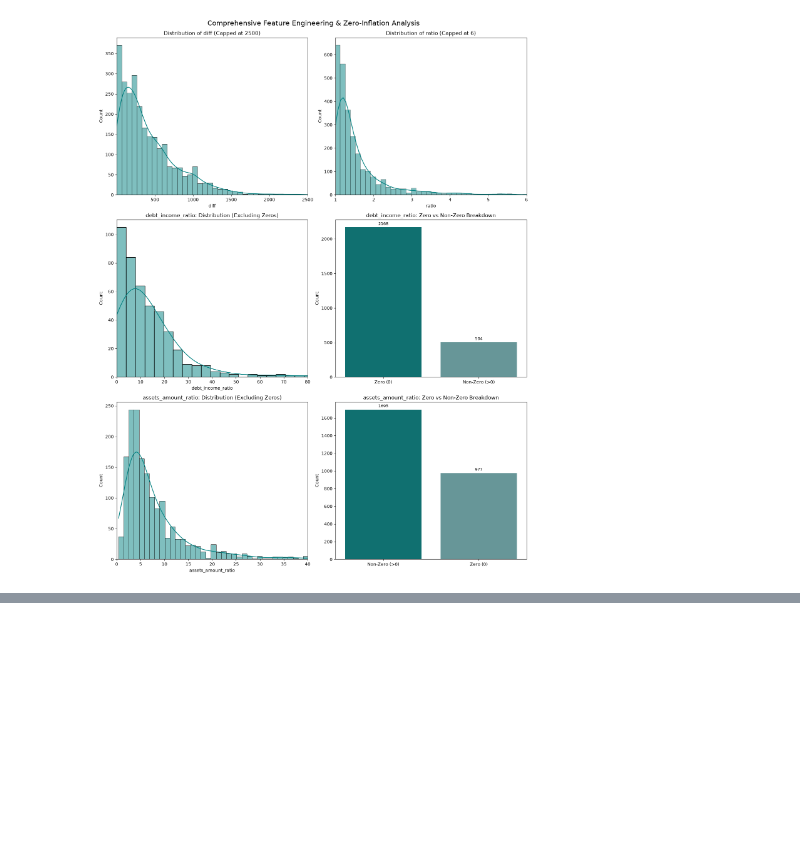
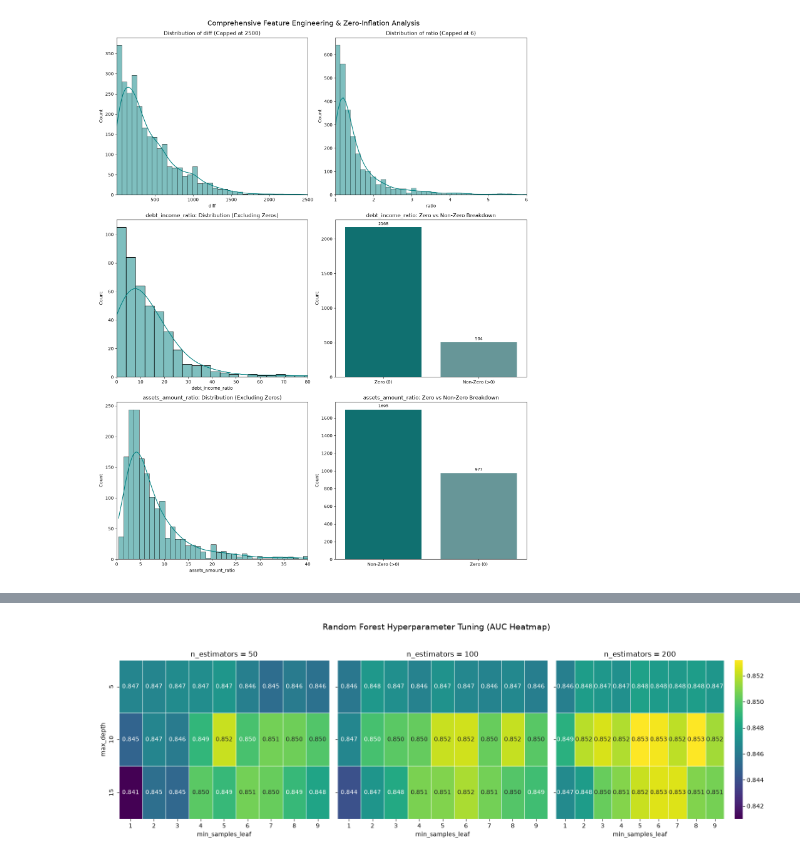
Before and after one commit to BevisWong76/credit-risk-predictor, a Jupyter notebook: credit_risk_classification.ipynb, the cells around one changed output, grey strips where cells are left out. Cells and saved outputs as stored; diff of their text form; code cells hidden in the pictures; blank space fills up the shorter version.

```diff
--- a/credit_risk_classification.ipynb
+++ b/credit_risk_classification.ipynb
@@ -434,0 +694,13 @@ plt.show()
+# %%
+# Tuning the depth of the decision tree
+
+depths = [1, 2, 3, 4, 5, 6, 10, 15, 20, None]       # None means no limit on the depth of the tree
+
+for depth in depths:
+    dt = DecisionTreeClassifier(max_depth=depth)
+    dt.fit(X_train, y_train)
+
+    y_pred = dt.predict_proba(X_val)[:, 1]
+    auc = roc_auc_score(y_val, y_pred)
+
+    print('%4s -> %.3f' % (depth, auc))
@@ -434,0 +790,6 @@ plt.show()
+# %%
+# Evaluate the best model on the training and validation sets
+dt_best = DecisionTreeClassifier(max_depth=6, min_samples_leaf=15)
+dt_best.fit(X_train, y_train)
+
+evaluate_and_store_model_performance(dt_best, "Decision Tree", X_train, y_train, X_val, y_val)
@@ -434,0 +830,66 @@ plt.show()
+# %%
+# AUC Heatmap Visualization for Random Forest Hyperparameter Tuning
+
+# Transform the GridSearchCV results into a DataFrame
+results_df = pd.DataFrame(grid_search_rf.cv_results_)
+
+# Extract the required columns
+# Column names correspond to: 'param_n_estimators', 'param_max_depth', 'param_min_samples_leaf', 'mean_test_score'
+scores_df = results_df[[
+    'param_n_estimators',
+    'param_max_depth',
+    'param_min_samples_leaf',
+    'mean_test_score'
+]].copy()
+
+# Convert the columns to appropriate numeric types
+for col in scores_df.columns:
+    scores_df[col] = pd.to_numeric(scores_df[col])
+
+# Each unique value of n_estimators will have its own heatmap,
+# with max_depth on the y-axis and min_samples_leaf on the x-axis.
+# The color intensity will represent the mean_test_score (AUC).
+n_estimators_list = sorted(scores_df['param_n_estimators'].unique())
+fig, axes = plt.subplots(1, len(n_estimators_list), figsize=(16, 5), sharey=True)
+
+# Find the global min and max AUC ( to unify the color scale across all heatmaps)
+vmin = scores_df['mean_test_score'].min()
+vmax = scores_df['mean_test_score'].max()
+
+for i, n_est in enumerate(n_estimators_list):
+    ax = axes[i]
+
+    # Filter the DataFrame for the current n_estimators value
+    subset = scores_df[scores_df['param_n_estimators'] == n_est]
+
+    pivot_table = subset.pivot(
+        index='param_max_depth',
+        columns='param_min_samples_leaf',
+        values='mean_test_score'
+    )
+
+    # Heatmap
+    sns.heatmap(
+        pivot_table,
+        annot=True,
+        fmt='.3f',
+        cmap='viridis',
+        vmin=vmin, vmax=vmax,
+        cbar=(i == len(n_estimators_list) - 1), # Colorbar only on the last heatmap
+        ax=ax,
+        linewidths=0.5
+    )
+
+    ax.set_title(f'n_estimators = {n_est}')
+    ax.set_xlabel('min_samples_leaf')
+    if i == 0:
+        ax.set_ylabel('max_depth')
+    else:
+        ax.set_ylabel('')
+
+plt.suptitle('Random Forest Hyperparameter Tuning (AUC Heatmap)', fontsize=14, y=1.03)
+plt.tight_layout()
+plt.savefig(tuning_plots_dir / "02_RF_tuning_heatmap.png", dpi=300)
+plt.show()
+# %% [output]
+[figure, added]
```
Also changed, not shown: parts of 52 cells of this notebook, 28 other files.
